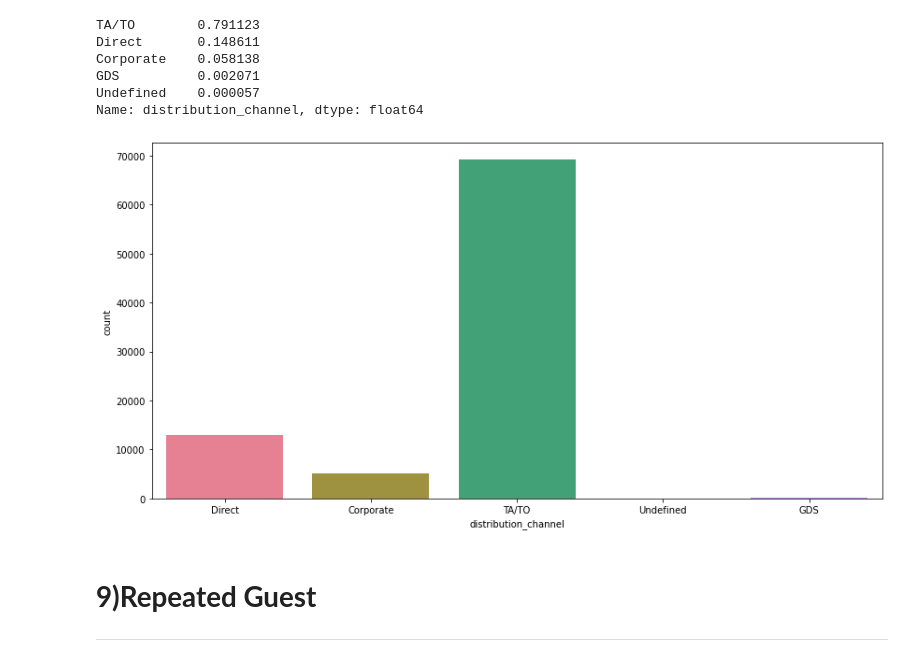
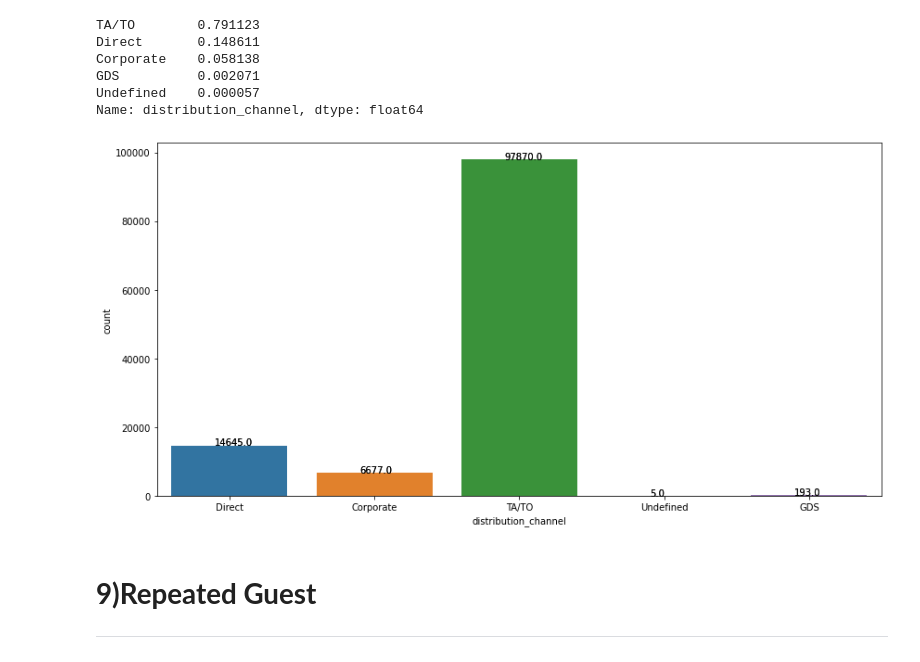
Before and after one commit to pratikghodke777/Hotel-Booking-Analysis---Capstone-Project-, a Jupyter notebook: Hotel_Booking_Analysis_Capstone_Project_(1).ipynb, the cells around one changed output. Cells and saved outputs as stored; diff of their text form; code cells hidden in the pictures.

```diff
--- a/Hotel_Booking_Analysis_Capstone_Project_(1).ipynb
+++ b/Hotel_Booking_Analysis_Capstone_Project_(1).ipynb
@@ -441,6 +441,9 @@ DF.arrival_date_year.value_counts(normalize=True)
 Name: arrival_date_year, dtype: float64
 # %%
-plt.figure(figsize=(14,7))
+plt.figure(figsize=(14,10))
 sns.countplot(DF['arrival_date_year'], palette='husl')
+ax = sns.countplot(x="arrival_date_year", data=DF)
+for p in ax.patches:
+   ax.annotate('{:.1f}'.format(p.get_height()), (p.get_x()+0.30, p.get_height()+1.90))
 plt.show()
 # %% [output]
@@ -460,5 +463,8 @@ Name: customer_type, dtype: float64
 # %%
 plt.figure(figsize=(14,7))
 sns.countplot(DF['customer_type'], palette='husl')
+ax = sns.countplot(x="customer_type", data=DF)
+for p in ax.patches:
+   ax.annotate('{:.1f}'.format(p.get_height()), (p.get_x()+0.30, p.get_height()+1.90))
 plt.show()
 # %% [output]
@@ -489,11 +495,15 @@ Name: distribution_channel, dtype: float64
 # %%
 plt.figure(figsize=(14,7))
 sns.countplot(DF['distribution_channel'], palette='husl')
+ax = sns.countplot(x="distribution_channel", data=DF)
+for p in ax.patches:
+   ax.annotate('{:.1f}'.format(p.get_height()), (p.get_x()+0.30, p.get_height()+1.90))
+
 plt.show()
 
 #Booking distribution channel. The term “TA” means “Travel Agents” and “TO” means “Tour Operators”
 # %% [output]
-[figure, old version]
+[figure, new version]
 # %% [markdown]
 # **9)Repeated Guest**
 
```
Also changed, not shown: parts of 10 cells of this notebook.
